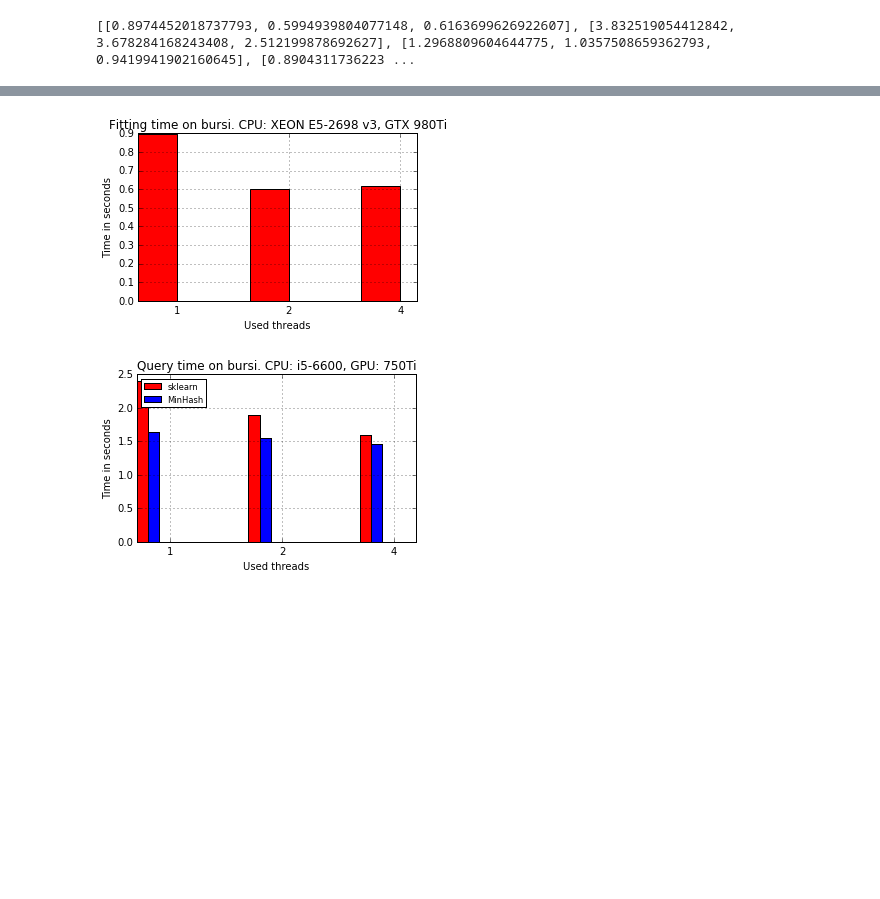
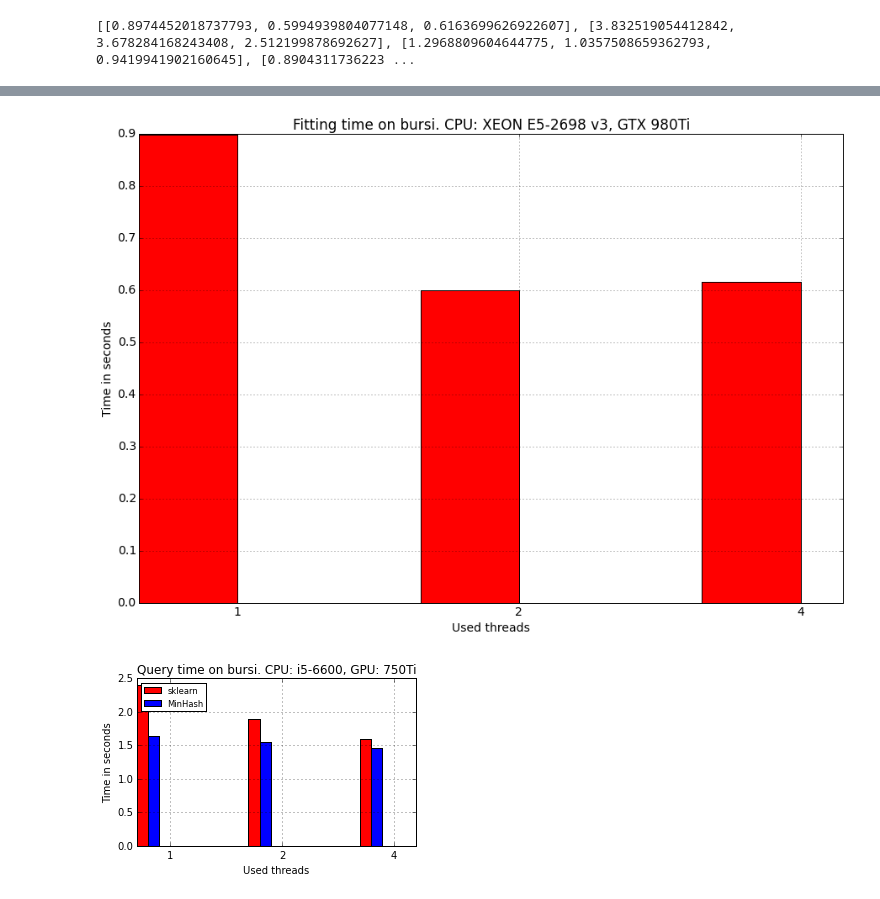
Before and after one commit to joachimwolff/sparse-neighbors-search, a Jupyter notebook: example/CPU scalability.ipynb, the cells around one changed output, grey strips where cells are left out. Saved outputs shown, nothing was run; the diff lists cells and outputs as text; code cells hidden in the pictures; blank space fills up the shorter version.

```diff
--- a/example/CPU scalability.ipynb
+++ b/example/CPU scalability.ipynb
@@ -138,6 +140,8 @@ cpu_scalability_xeon_gpu = measureCpuScalability_Gpu(datasetBursi, minHash, cpu_
 print cpu_scalability_xeon_gpu
 # %% [output]
 [[0.8974452018737793, 0.5994939804077148, 0.6163699626922607], [3.832519054412842, 3.678284168243408, 2.512199878692627], [1.2968809604644775, 1.0357508659362793, 0.9419941902160645], [0.8904311736223 ...
+# %%
+cpu_scalability_xeon_gpu = [[0.8974452018737793, 0.5994939804077148, 0.6163699626922607], [3.832519054412842, 3.678284168243408, 2.512199878692627], [1.2968809604644775, 1.0357508659362793, 0.9419941902160645], [0.8904311736223196, 0.8906848051648605, 0.8904542310352779]]
 # %%
 plotData(data=cpu_scalability_xeon_gpu[1:3], color=["r", "b"], label=["sklearn", "MinHash"],
         xticks=["1", "2", "4", "8", "16", "24", "32", "40", "48", "56", "64"], ylabel="Time in seconds",
@@ -149,12 +153,12 @@ plotData(data=cpu_scalability_xeon_gpu[1:3], color=["r", "b"], label=["sklearn",
 # %%
 plotDataBenchmark(data=cpu_scalability_xeon_gpu[0], color=["r"],
          label=[],
         xticks=["1", "2", "4", "8", "16", "24", "32", "40", "48", "56", "64"],
-         ylabel="Time in seconds", number_of_instances=3, bar_width=0.35, figure_size=(5, 3),
+         ylabel="Time in seconds", number_of_instances=3, bar_width=0.35, figure_size=(15, 10),
         xlabel="Used threads", log = False,
          number_of_features=1, title='Fitting time on bursi. CPU: XEON E5-2698 v3, GTX 980Ti')
 # %% [output]
-[figure, old version]
+[figure, new version]
 # %%
 cpu_cores = [1, 2, 4]
 cpu_scalability_i5_6600_750Ti = measureCpuScalability_Gpu(datasetBursi, minHash, cpu_cores)
```
Also changed, not shown: parts of 12 cells of this notebook, 10 other files.
